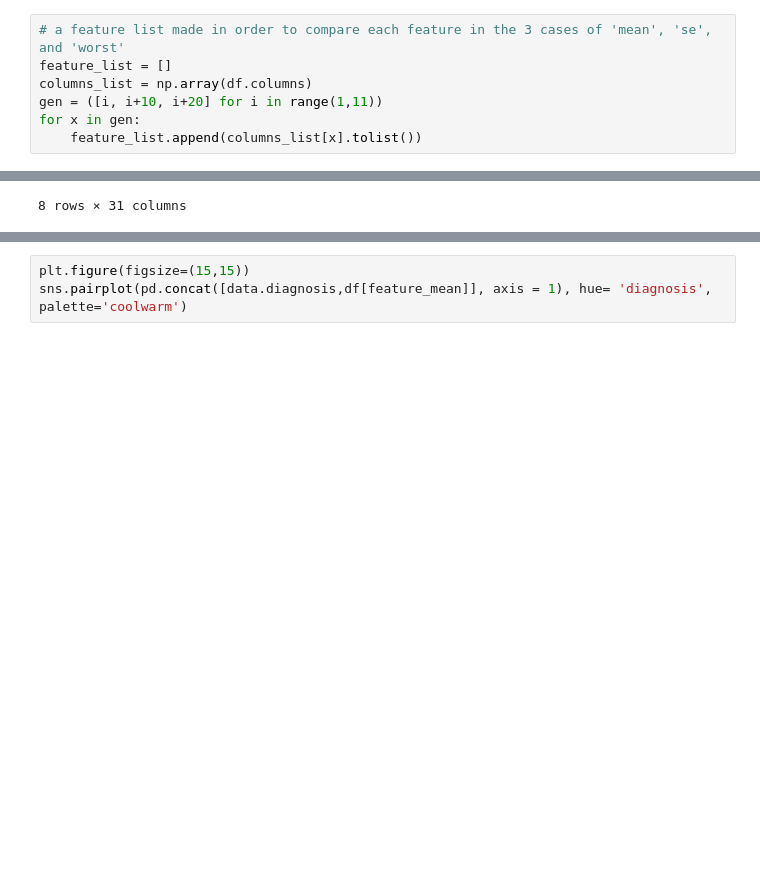
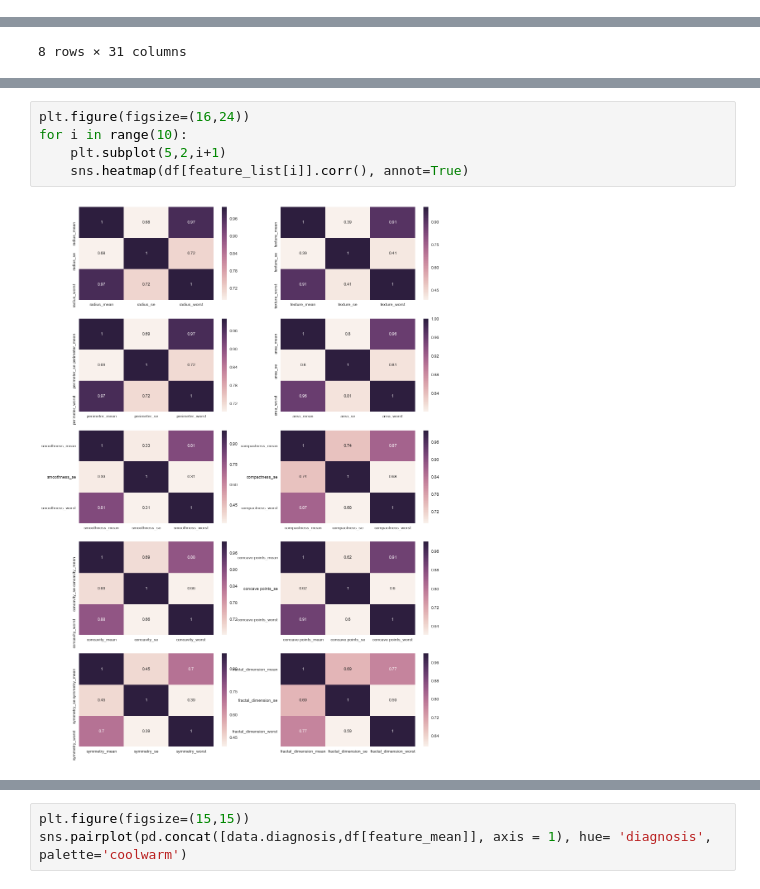
Before and after one commit to ahmadnish/FOML2017, a Jupyter notebook: neish.ipynb, the cells around one changed output, grey strips where cells are left out. Cells and saved outputs as stored; diff of their text form; blank space fills up the shorter version.

```diff
--- a/neish.ipynb
+++ b/neish.ipynb
@@ -70,13 +71,6 @@ Index(['radius_worst', 'texture_worst', 'perimeter_worst', 'area_worst',
        'smoothness_worst', 'compactness_worst', 'concavity_worst',
        'concave points_worst', 'symmetry_worst', 'fractal_dimension_worst'],
       dtype='object')
-# %%
-# a feature list made in order to compare each feature in the 3 cases of 'mean', 'se', and 'worst'
-feature_list = []
-columns_list = np.array(df.columns)
-gen = ([i, i+10, i+20] for i in range(1,11))
-for x in gen:
-    feature_list.append(columns_list[x].tolist())
 # %% [markdown]
 # Exploratory Data Analysis
 # %% [markdown]
@@ -119,0 +151,7 @@ sns.heatmap(df[feature_se].corr(), annot=True, cmap='RdBu')
+# %%
+plt.figure(figsize=(16,24))
+for i in range(10):
+    plt.subplot(5,2,i+1)
+    sns.heatmap(df[feature_list[i]].corr(), annot=True)
+# %% [output]
+[figure, added]
```
Also changed, not shown: parts of 11 cells of this notebook.
